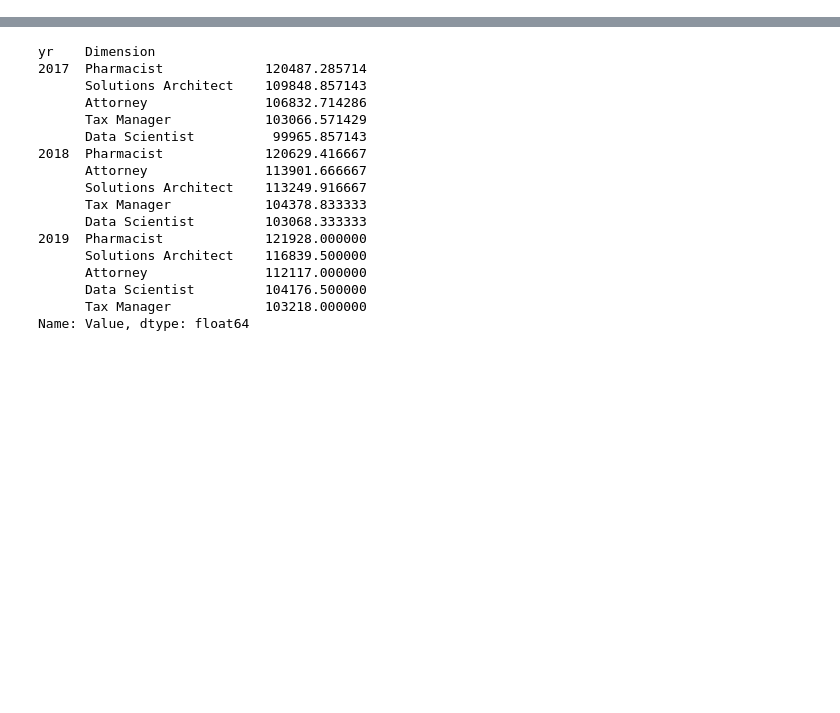
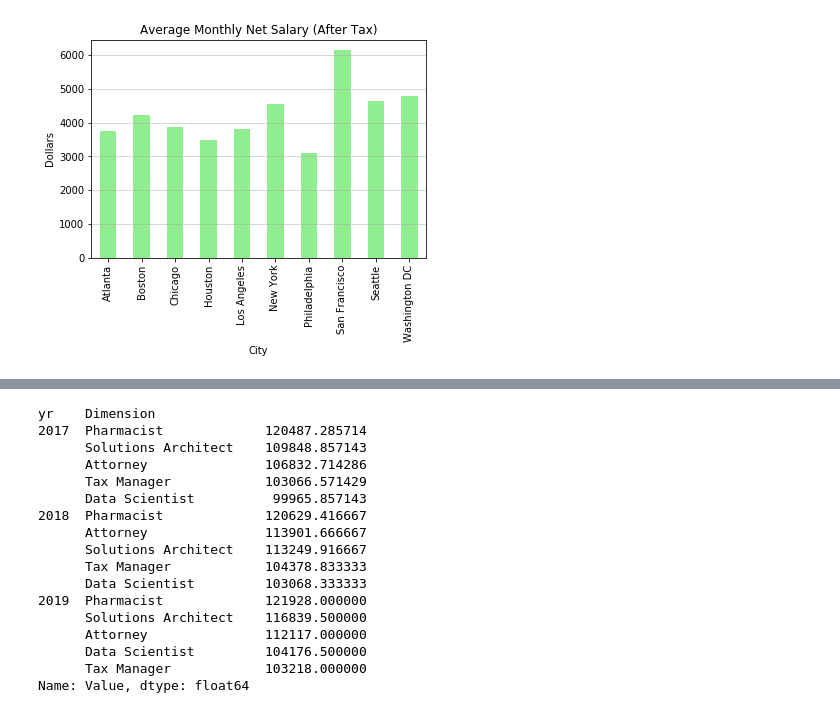
Before and after one commit to cinhui/project_one, a Jupyter notebook: data_exploration_charts.ipynb, the cells around one changed output, grey strips where cells are left out. Cells and saved outputs as stored; diff of their text form; code cells hidden in the pictures; blank space fills up the shorter version.

```diff
--- a/data_exploration_charts.ipynb
+++ b/data_exploration_charts.ipynb
@@ -151,0 +117,13 @@ top_five = glassdoor_job_title_df.groupby(["Metro","yr"]).apply(lambda x: (x.gro
+# %%
+# Average Monthly Net Salary (After Tax)
+cost_of_living_df.plot(kind='bar',y='Average Monthly Net Salary (After Tax)',
+                       color='lightgreen',legend=False)
+plt.ylabel("Dollars")
+#plt.legend(loc='center left', bbox_to_anchor=(1, 0.5))
+plt.grid(axis='y',linewidth=0.5)
+title="Average Monthly Net Salary (After Tax)"
+plt.title(title)
+plt.savefig(f"{output_folder}/{title}.png", dpi=300, bbox_inches="tight")
+plt.show()
+# %% [output]
+[figure, added]
```
Also changed, not shown: parts of 66 cells of this notebook.
